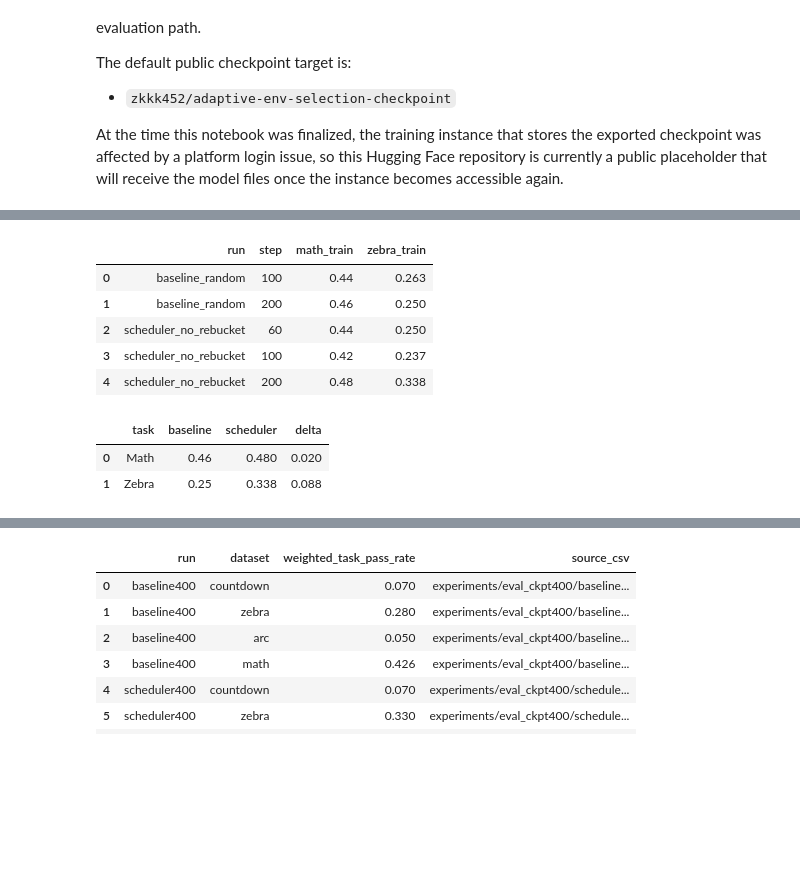
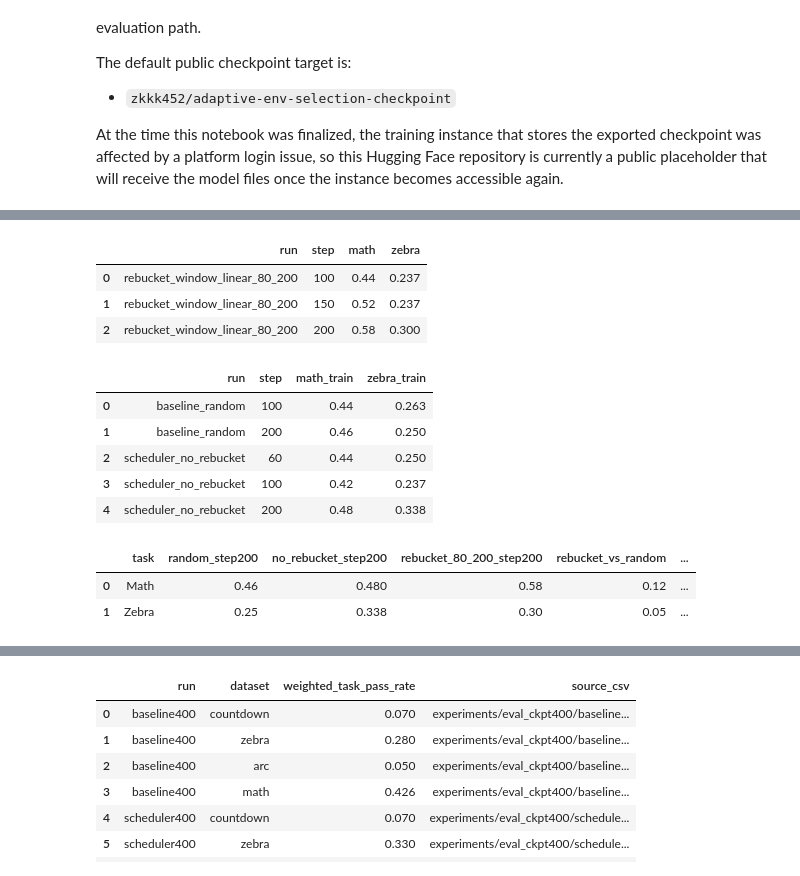
Before and after one commit to kkkzzz0101/Adaptive-Env-Selection, a Jupyter notebook: paper/deliverables/project_groupID.ipynb, the cells around one changed output, grey strips where cells are left out. Saved outputs shown, nothing was run; the diff lists cells and outputs as text; code cells hidden in the pictures; blank space fills up the shorter version.

Commit message:
Refocus notebook on final rebucket result

```diff
--- a/paper/deliverables/project_groupID.ipynb
+++ b/paper/deliverables/project_groupID.ipynb
@@ -401,23 +414,51 @@ At the time this notebook was finalized, the training instance that stores the e
+# %%
+final_rebucket = pd.DataFrame([
+    {"run": "rebucket_window_linear_80_200", "step": 100, "math": 0.440, "zebra": 0.237},
+    {"run": "rebucket_window_linear_80_200", "step": 150, "math": 0.520, "zebra": 0.237},
+    {"run": "rebucket_window_linear_80_200", "step": 200, "math": 0.580, "zebra": 0.300},
+])
+display(final_rebucket)
+# %% [output]
+|  | run | step | math | zebra |
+| 0 | rebucket_window_linear_80_200 | 100 | 0.44 | 0.237 |
+| 1 | rebucket_window_linear_80_200 | 150 | 0.52 | 0.237 |
+| 2 | rebucket_window_linear_80_200 | 200 | 0.58 | 0.300 |
 # %%
 mz = pd.read_csv(ROOT / "experiments" / "results" / "math_zebra_2data" / "baseline_vs_norebucket_metrics.csv")
 display(mz)
 
 step200 = mz[mz["step"] == 200].copy()
 if len(step200) == 2:
     baseline = step200[step200["run"] == "baseline_random"].iloc[0]
     scheduler = step200[step200["run"] == "scheduler_no_rebucket"].iloc[0]
-    improvement = pd.DataFrame([
-        {"task": "Math", "baseline": baseline["math_train"], "scheduler": scheduler["math_train"], "delta": scheduler["math_train"] - baseline["math_train"]},
-        {"task": "Zebra", "baseline": baseline["zebra_train"], "scheduler": scheduler["zebra_train"], "delta": scheduler["zebra_train"] - baseline["zebra_train"]},
+    rebucket = final_rebucket[final_rebucket["step"] == 200].iloc[0]
+
+    final_comparison = pd.DataFrame([
+        {
+            "task": "Math",
+            "random_step200": baseline["math_train"],
+            "no_rebucket_step200": scheduler["math_train"],
+            "rebucket_80_200_step200": rebucket["math"],
+            "rebucket_vs_random": rebucket["math"] - baseline["math_train"],
+            "rebucket_vs_no_rebucket": rebucket["math"] - scheduler["math_train"],
+        },
+        {
+            "task": "Zebra",
+            "random_step200": baseline["zebra_train"],
+            "no_rebucket_step200": scheduler["zebra_train"],
+            "rebucket_80_200_step200": rebucket["zebra"],
+            "rebucket_vs_random": rebucket["zebra"] - baseline["zebra_train"],
+            "rebucket_vs_no_rebucket": rebucket["zebra"] - scheduler["zebra_train"],
+        },
     ])
-    display(improvement)
+    display(final_comparison)
 # %% [output]
 |  | run | step | math_train | zebra_train |
 | 0 | baseline_random | 100 | 0.44 | 0.263 |
 | 1 | baseline_random | 200 | 0.46 | 0.250 |
 | 2 | scheduler_no_rebucket | 60 | 0.44 | 0.250 |
 | 3 | scheduler_no_rebucket | 100 | 0.42 | 0.237 |
 | 4 | scheduler_no_rebucket | 200 | 0.48 | 0.338 |
-|  | task | baseline | scheduler | delta |
-| 0 | Math | 0.46 | 0.480 | 0.020 |
-| 1 | Zebra | 0.25 | 0.338 | 0.088 |
+|  | task | random_step200 | no_rebucket_step200 | rebucket_80_200_step200 | rebucket_vs_random | ... |
+| 0 | Math | 0.46 | 0.480 | 0.58 | 0.12 | ... |
+| 1 | Zebra | 0.25 | 0.338 | 0.30 | 0.05 | ... |
```
Also changed, not shown: parts of 6 cells of this notebook, 1 other file.
